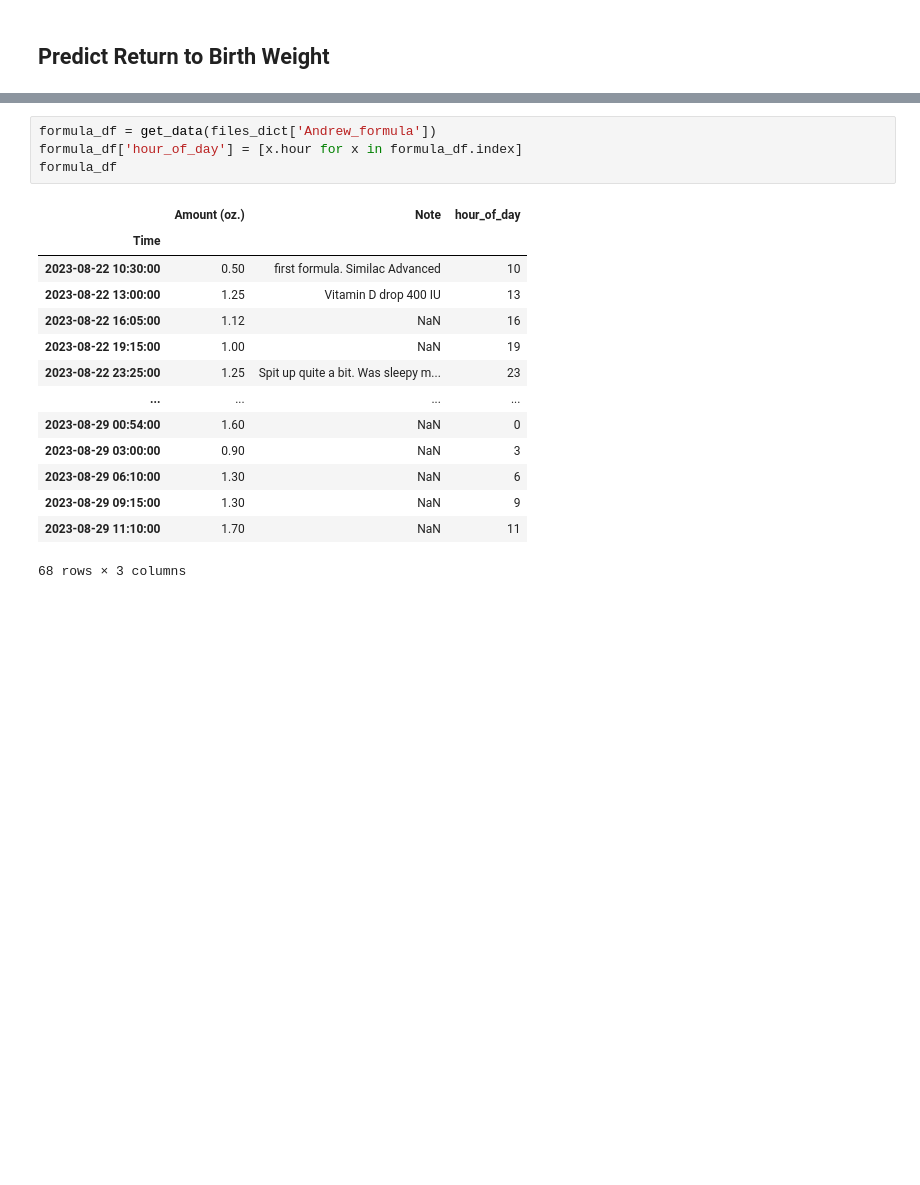
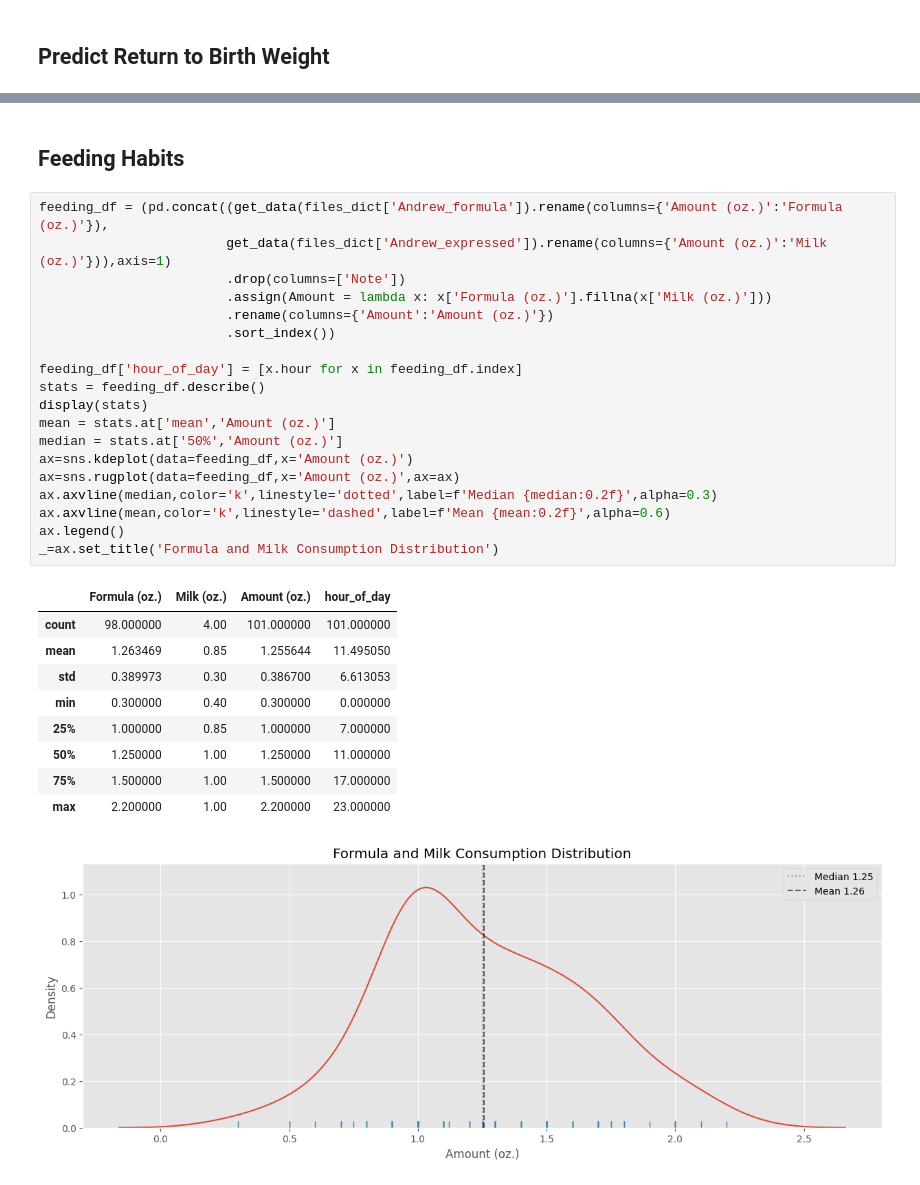
Before and after one commit to jgalloway42/andrews_baby_tracker, a Jupyter notebook: notebooks/andrews_data.ipynb, the cells around one changed output, grey strips where cells are left out. Cells and saved outputs as stored; diff of their text form; blank space fills up the shorter version.

```diff
--- a/notebooks/andrews_data.ipynb
+++ b/notebooks/andrews_data.ipynb
@@ -134,20 +138,33 @@ _=ax.legend()
-# %%
-formula_df = get_data(files_dict['Andrew_formula'])
-formula_df['hour_of_day'] = [x.hour for x in formula_df.index]
-formula_df
-# %% [output]
-|  | Amount (oz.) | Note | hour_of_day |
-| Time |  |  |  |
-| 2023-08-22 10:30:00 | 0.50 | first formula. Similac Advanced | 10 |
-| 2023-08-22 13:00:00 | 1.25 | Vitamin D drop 400 IU | 13 |
-| 2023-08-22 16:05:00 | 1.12 | NaN | 16 |
-| 2023-08-22 19:15:00 | 1.00 | NaN | 19 |
-| 2023-08-22 23:25:00 | 1.25 | Spit up quite a bit. Was sleepy m... | 23 |
-| ... | ... | ... | ... |
-| 2023-08-29 00:54:00 | 1.60 | NaN | 0 |
-| 2023-08-29 03:00:00 | 0.90 | NaN | 3 |
-| 2023-08-29 06:10:00 | 1.30 | NaN | 6 |
-| 2023-08-29 09:15:00 | 1.30 | NaN | 9 |
-| 2023-08-29 11:10:00 | 1.70 | NaN | 11 |
-68 rows × 3 columns
+# %% [markdown]
+## Feeding Habits
+# %%
+feeding_df = (pd.concat((get_data(files_dict['Andrew_formula']).rename(columns={'Amount (oz.)':'Formula (oz.)'}),
+                        get_data(files_dict['Andrew_expressed']).rename(columns={'Amount (oz.)':'Milk (oz.)'})),axis=1)
+                        .drop(columns=['Note'])
+                        .assign(Amount = lambda x: x['Formula (oz.)'].fillna(x['Milk (oz.)']))
+                        .rename(columns={'Amount':'Amount (oz.)'})
+                        .sort_index())
+
+feeding_df['hour_of_day'] = [x.hour for x in feeding_df.index]
+stats = feeding_df.describe()
+display(stats)
+mean = stats.at['mean','Amount (oz.)']
+median = stats.at['50%','Amount (oz.)']
+ax=sns.kdeplot(data=feeding_df,x='Amount (oz.)')
+ax=sns.rugplot(data=feeding_df,x='Amount (oz.)',ax=ax)
+ax.axvline(median,color='k',linestyle='dotted',label=f'Median {median:0.2f}',alpha=0.3)
+ax.axvline(mean,color='k',linestyle='dashed',label=f'Mean {mean:0.2f}',alpha=0.6)
+ax.legend()
+_=ax.set_title('Formula and Milk Consumption Distribution')
+# %% [output]
+|  | Formula (oz.) | Milk (oz.) | Amount (oz.) | hour_of_day |
+| count | 98.000000 | 4.00 | 101.000000 | 101.000000 |
+| mean | 1.263469 | 0.85 | 1.255644 | 11.495050 |
+| std | 0.389973 | 0.30 | 0.386700 | 6.613053 |
+| min | 0.300000 | 0.40 | 0.300000 | 0.000000 |
+| 25% | 1.000000 | 0.85 | 1.000000 | 7.000000 |
+| 50% | 1.250000 | 1.00 | 1.250000 | 11.000000 |
+| 75% | 1.500000 | 1.00 | 1.500000 | 17.000000 |
+| max | 2.200000 | 1.00 | 2.200000 | 23.000000 |
+[figure, added]
 # %%
```
Also changed, not shown: parts of 6 cells of this notebook, 1 other file.
